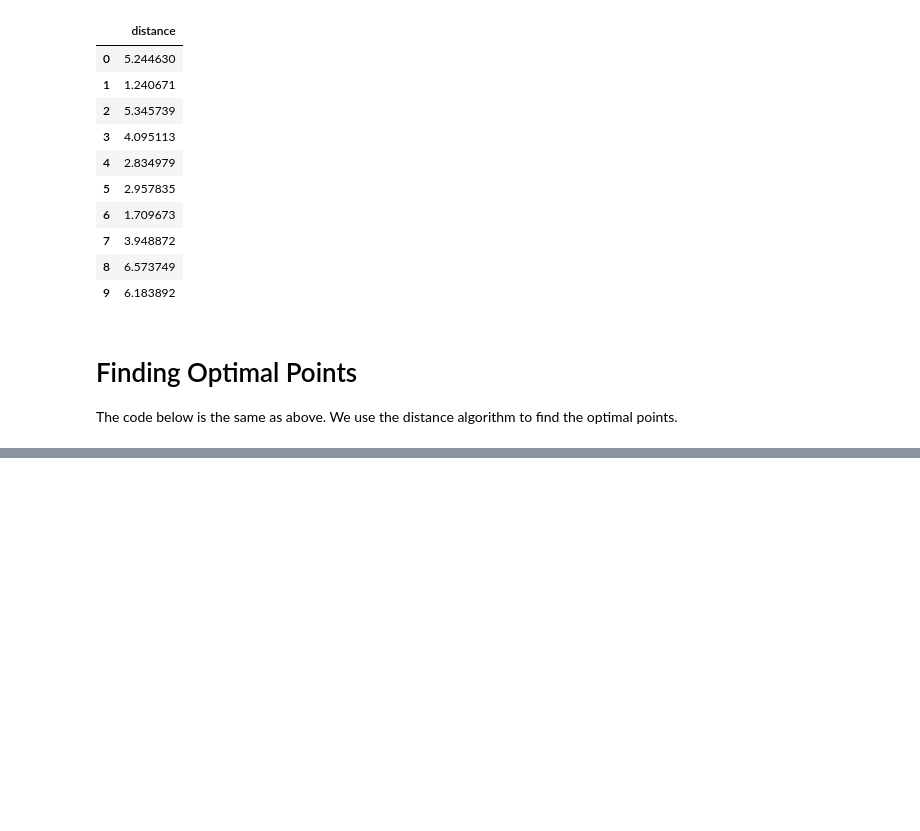
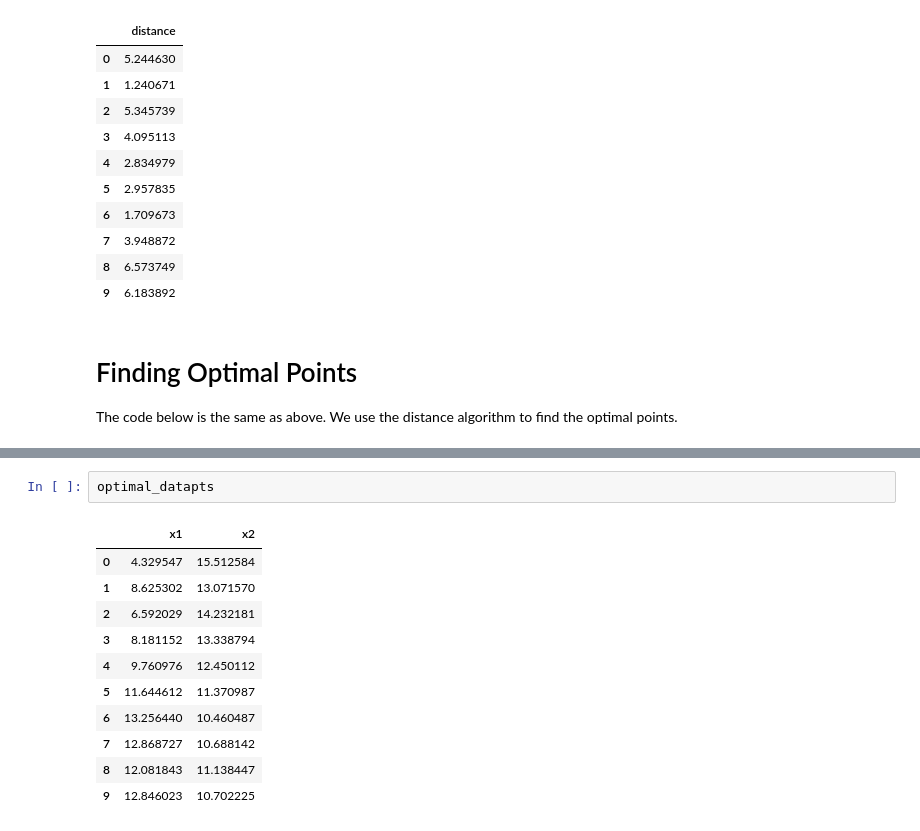
Before and after one commit to dsin85691/SSBA_For_Counterfactuals, a Jupyter notebook: displacement_algorithm_week3_5.ipynb, the cells around one changed output, grey strips where cells are left out. Drawn from its saved outputs; the diff is of its cells as text; blank space fills up the shorter version.

```diff
--- a/displacement_algorithm_week3_5.ipynb
+++ b/displacement_algorithm_week3_5.ipynb
@@ -624,0 +664,14 @@ No artists with labels found to put in legend.  Note that artists whose label st
+# %%
+optimal_datapts
+# %% [output]
+|  | x1 | x2 |
+| 0 | 4.329547 | 15.512584 |
+| 1 | 8.625302 | 13.071570 |
+| 2 | 6.592029 | 14.232181 |
+| 3 | 8.181152 | 13.338794 |
+| 4 | 9.760976 | 12.450112 |
+| 5 | 11.644612 | 11.370987 |
+| 6 | 13.256440 | 10.460487 |
+| 7 | 12.868727 | 10.688142 |
+| 8 | 12.081843 | 11.138447 |
+| 9 | 12.846023 | 10.702225 |
```
Also changed, not shown: parts of 8 cells of this notebook.
